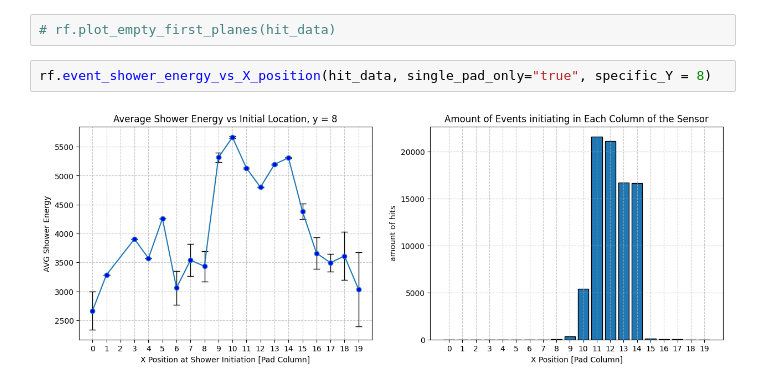
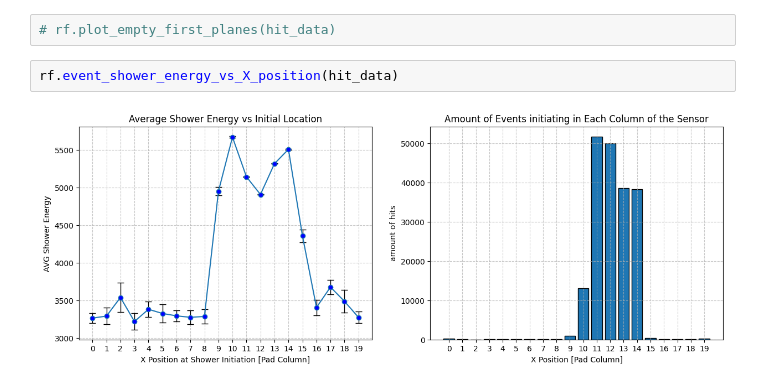
Before and after one commit to Ben-David-Ben/F-Cal-TB-Project, a Jupyter notebook: TB2025_Gap_1080_Reco.ipynb, the cells around one changed output. Cells and saved outputs as stored; diff of their text form.

```diff
--- a/TB2025_Gap_1080_Reco.ipynb
+++ b/TB2025_Gap_1080_Reco.ipynb
@@ -66,6 +50,6 @@ amount of hits in plane 7: 514455
 # %%
 # rf.plot_empty_first_planes(hit_data)
 # %%
-rf.event_shower_energy_vs_X_position(hit_data, single_pad_only="true", specific_Y = 8)
+rf.event_shower_energy_vs_X_position(hit_data)
 # %% [output]
-[figure, old version]
+[figure, new version]
```
Also changed, not shown: parts of 9 cells of this notebook, 4 other files.
